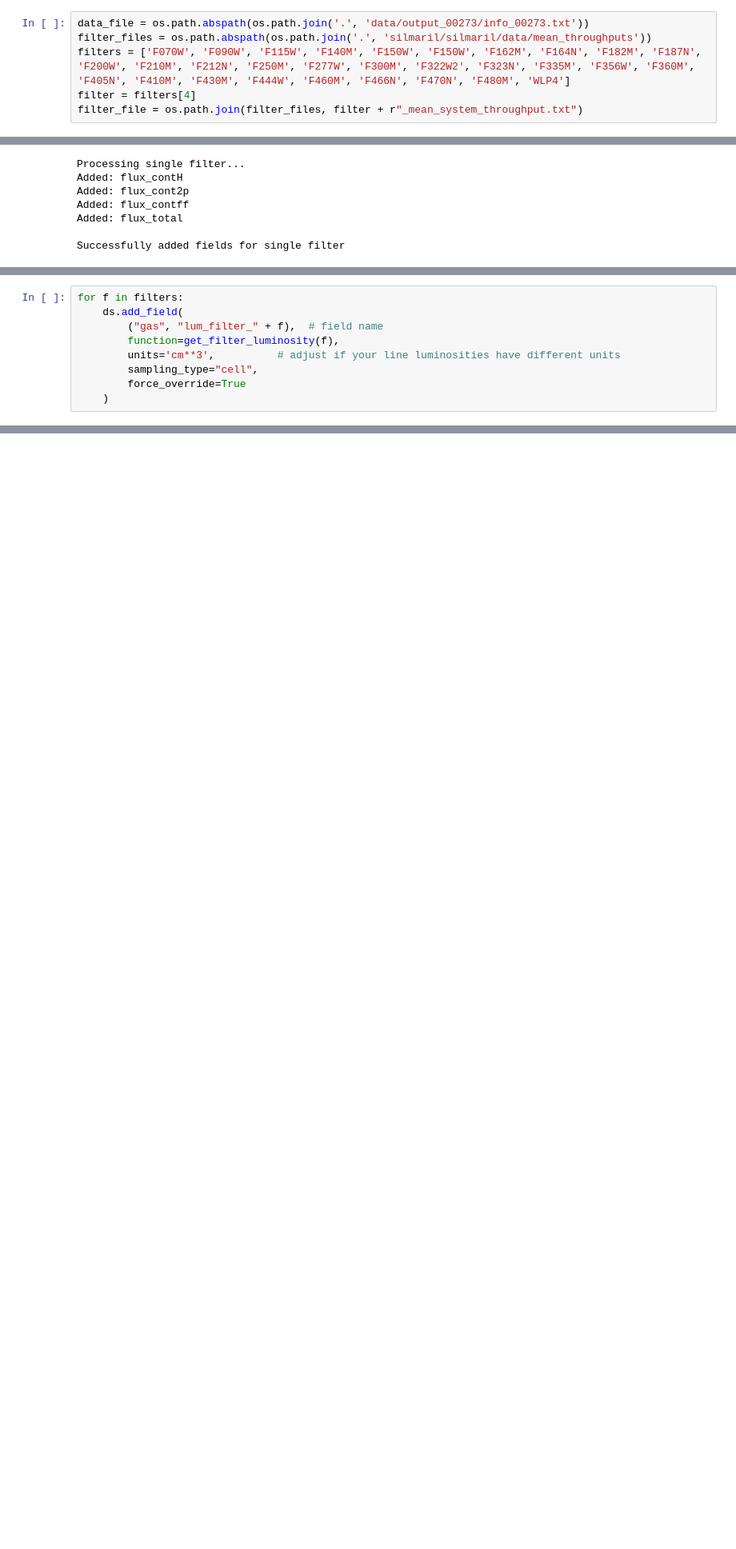
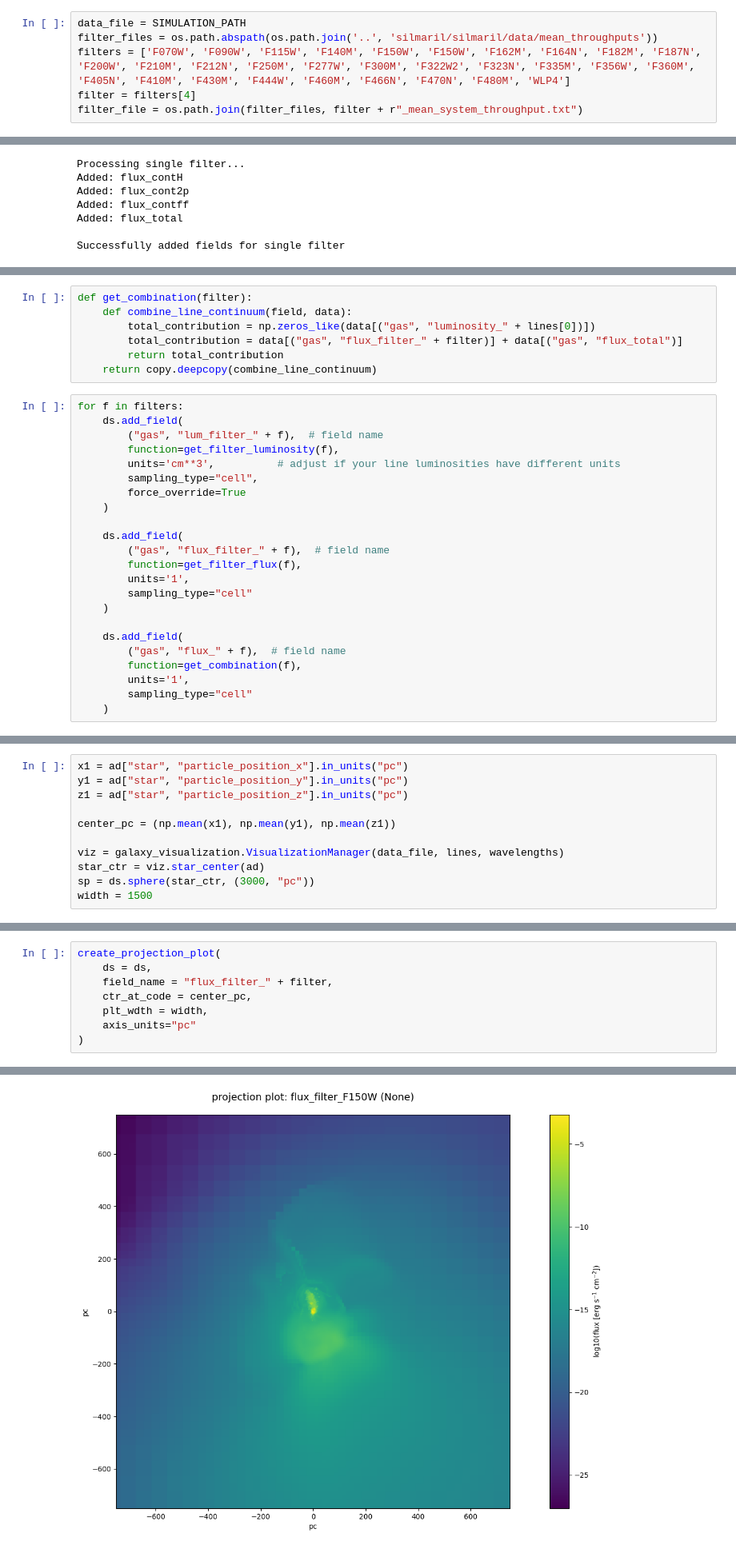
Before and after one commit to aetherumd/imaging-notes, a Jupyter notebook: lines_continuum_combo.ipynb, the cells around one changed output, grey strips where cells are left out. Shown at 80% size. Drawn from its saved outputs; the diff is of its cells as text; blank space fills up the shorter version.

Commit message:
Working version of combining lines + continuum

```diff
--- a/lines_continuum_combo.ipynb
+++ b/lines_continuum_combo.ipynb
@@ -13,6 +19,6 @@ import copy
 # %%
-data_file = os.path.abspath(os.path.join('.', 'data/output_00273/info_00273.txt'))
-filter_files = os.path.abspath(os.path.join('.', 'silmaril/silmaril/data/mean_throughputs'))
+data_file = SIMULATION_PATH
+filter_files = os.path.abspath(os.path.join('..', 'silmaril/silmaril/data/mean_throughputs'))
 filters = ['F070W', 'F090W', 'F115W', 'F140M', 'F150W', 'F150W', 'F162M', 'F164N', 'F182M', 'F187N', 'F200W', 'F210M', 'F212N', 'F250M', 'F277W', 'F300M', 'F322W2', 'F323N', 'F335M', 'F356W', 'F360M', 'F405N', 'F410M', 'F430M', 'F444W', 'F460M', 'F466N', 'F470N', 'F480M', 'WLP4']
 filter = filters[4]
 filter_file = os.path.join(filter_files, filter + r"_mean_system_throughput.txt")
@@ -142,3 +162,10 @@ def get_filter_luminosity(filter):
+# %%
+def get_combination(filter):
+    def combine_line_continuum(field, data):
+        total_contribution = np.zeros_like(data[("gas", "luminosity_" + lines[0])])
+        total_contribution = data[("gas", "flux_filter_" + filter)] + data[("gas", "flux_total")]
+        return total_contribution
+    return copy.deepcopy(combine_line_continuum)
 # %%
 for f in filters:
     ds.add_field(
@@ -148,3 +175,17 @@ for f in filters:
         sampling_type="cell",
         force_override=True
     )
+
+    ds.add_field(
+        ("gas", "flux_filter_" + f),  # field name
+        function=get_filter_flux(f),
+        units='1',
+        sampling_type="cell"
+    )
+
+    ds.add_field(
+        ("gas", "flux_" + f),  # field name
+        function=get_combination(f),
+        units='1',
+        sampling_type="cell"
+    )
@@ -150,0 +195,11 @@ for f in filters:
+# %%
+x1 = ad["star", "particle_position_x"].in_units("pc")
+y1 = ad["star", "particle_position_y"].in_units("pc")
+z1 = ad["star", "particle_position_z"].in_units("pc")
+
+center_pc = (np.mean(x1), np.mean(y1), np.mean(z1))
+
+viz = galaxy_visualization.VisualizationManager(data_file, lines, wavelengths)
+star_ctr = viz.star_center(ad)
+sp = ds.sphere(star_ctr, (3000, "pc"))
+width = 1500
@@ -150,0 +212,9 @@ for f in filters:
+# %%
+create_projection_plot(
+    ds = ds,
+    field_name = "flux_filter_" + filter,
+    ctr_at_code = center_pc,
+    plt_wdth = width,
+    axis_units="pc"
+)
+# %% [output]
@@ -150,0 +228 @@ for f in filters:
+[figure, added]
```
Also changed, not shown: parts of 10 cells of this notebook, 1 other file.
